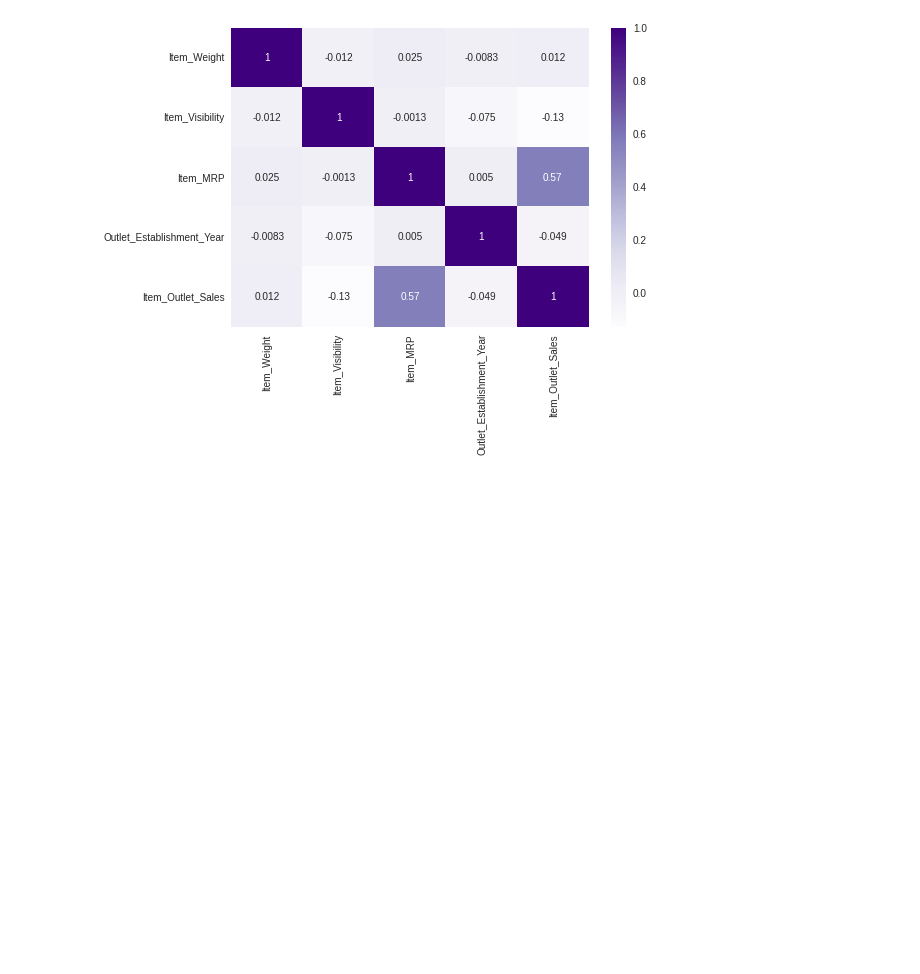
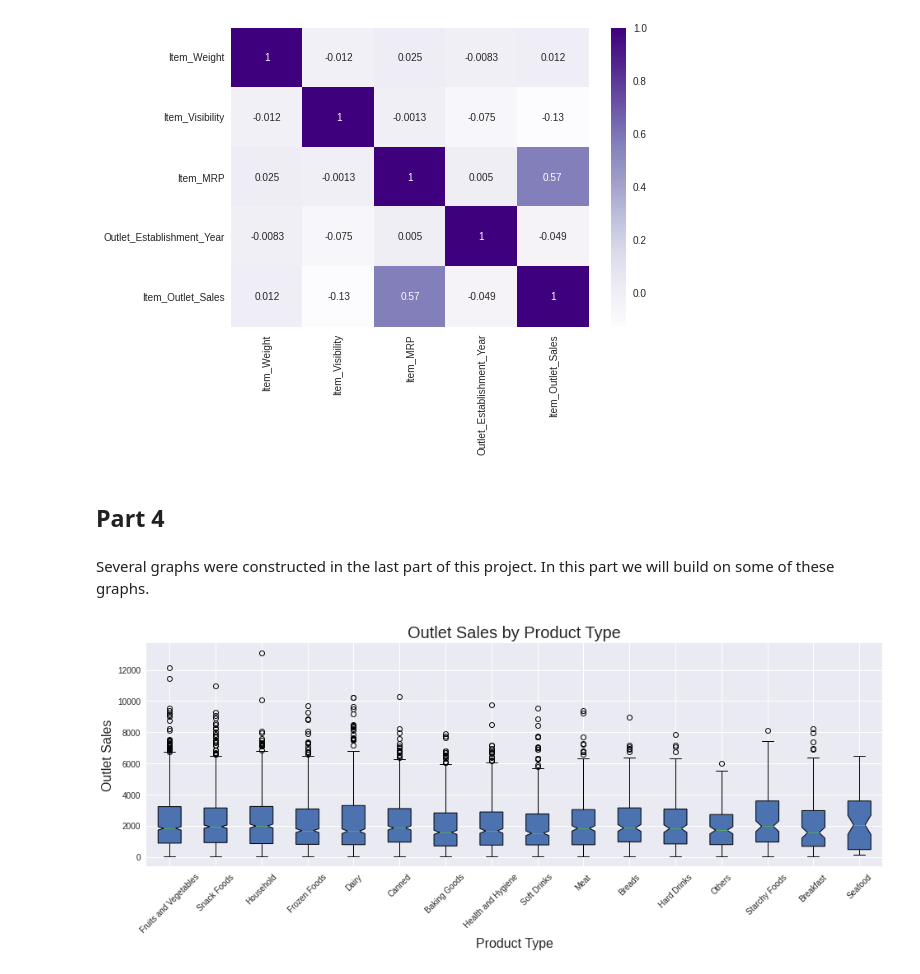
Before and after one commit to mvince33/food-sales-predictions, a Jupyter notebook: food_sales_predictions.ipynb, the cells around one changed output. Drawn from its saved outputs; the diff is of its cells as text; code cells hidden in the pictures; blank space fills up the shorter version.

```diff
--- a/food_sales_predictions.ipynb
+++ b/food_sales_predictions.ipynb
@@ -408,3 +408,24 @@ corr = df.corr()
 sns.heatmap(corr, cmap = 'Purples', annot = True);
 # %% [output]
 [figure]
+# %% [markdown]
+## Part 4
+# %% [markdown]
+Several graphs were constructed in the last part of this project. In this part we will build on some of these graphs.
+# %%
+# This graph is copied directily from part 3. It gives boxplots of sales by
+# product type. This seems to be the sort of information a client or
+# employer would be interested in.
+
+item_outlet_sales = [df.loc[df['Item_Type'] == item_type, 'Item_Outlet_Sales'] for item_type in food_types]
+fig, axes = plt.subplots(nrows = 1, ncols = 1, figsize = (16, 5));
+boxplots = axes.boxplot(item_outlet_sales,
+                        labels = food_types,
+                        patch_artist = True,
+                        notch = True);
+plt.xticks(rotation = 45);
+plt.xlabel('Product Type', fontsize = 16);
+plt.ylabel('Outlet Sales', fontsize = 16);
+plt.title('Outlet Sales by Product Type', fontsize = 20);
+# %% [output]
+[figure, added]
```
Also changed, not shown: parts of 1 cell of this notebook.
